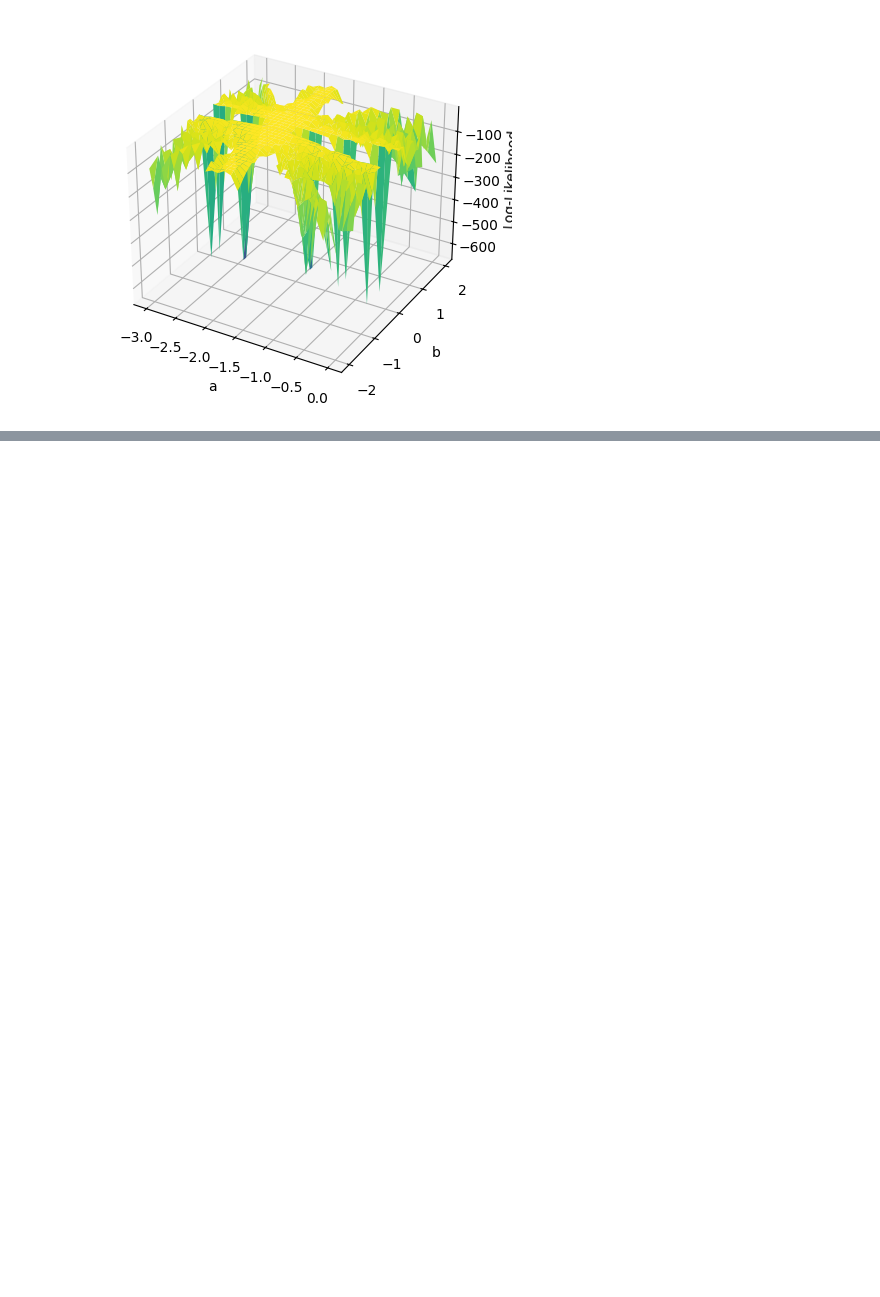
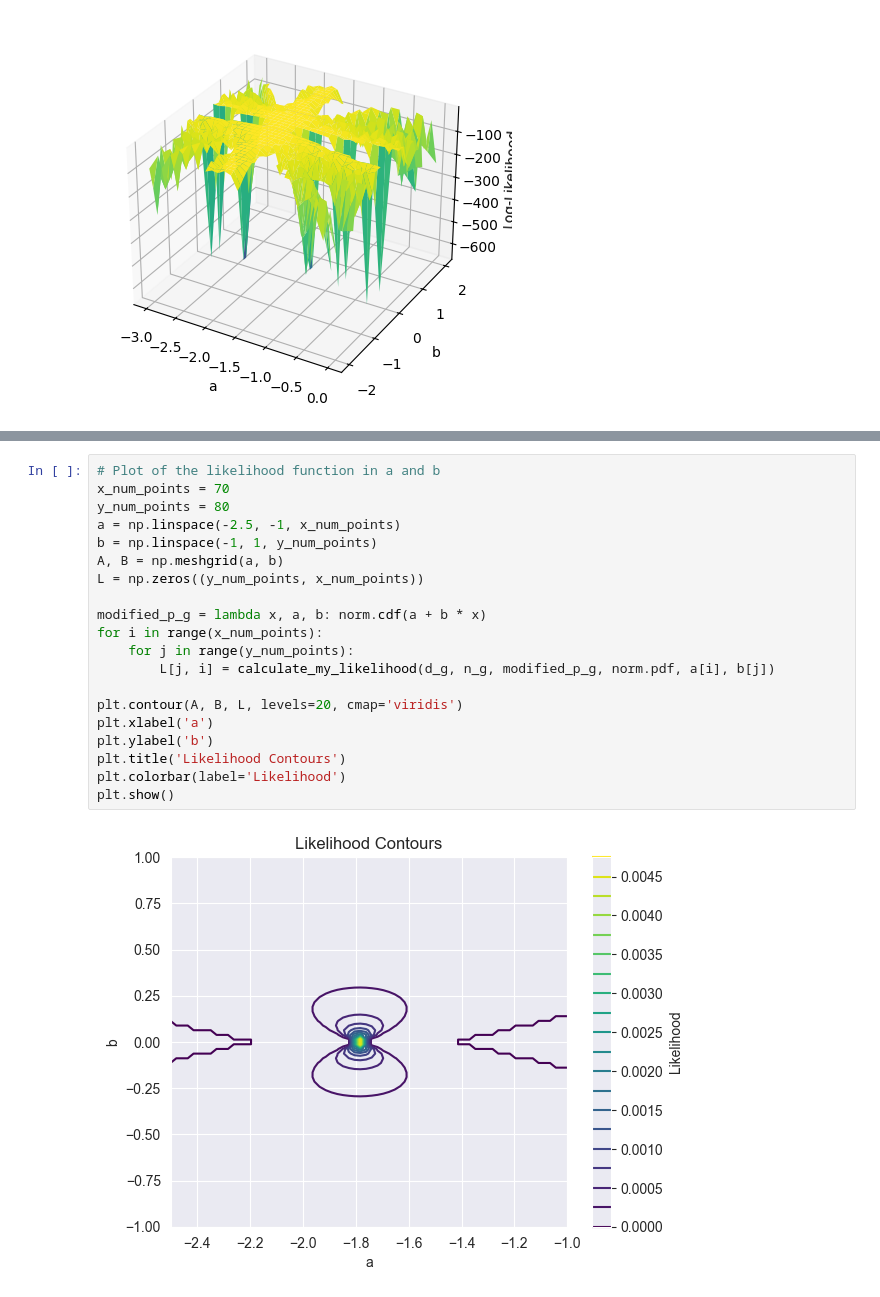
Before and after one commit to PeterKiss18/VasicekPDModel, a Jupyter notebook: MLE_multivariate_plot.ipynb, the cells around one changed output, grey strips where cells are left out. Saved outputs shown, nothing was run; the diff lists cells and outputs as text; blank space fills up the shorter version.

```diff
--- a/MLE_multivariate_plot.ipynb
+++ b/MLE_multivariate_plot.ipynb
@@ -183,0 +206,22 @@ plt.show()
+# %%
+# Plot of the likelihood function in a and b
+x_num_points = 70
+y_num_points = 80
+a = np.linspace(-2.5, -1, x_num_points)
+b = np.linspace(-1, 1, y_num_points)
+A, B = np.meshgrid(a, b)
+L = np.zeros((y_num_points, x_num_points))
+
+modified_p_g = lambda x, a, b: norm.cdf(a + b * x)
+for i in range(x_num_points):
+    for j in range(y_num_points):
+        L[j, i] = calculate_my_likelihood(d_g, n_g, modified_p_g, norm.pdf, a[i], b[j])
+
+plt.contour(A, B, L, levels=20, cmap='viridis')
+plt.xlabel('a')
+plt.ylabel('b')
+plt.title('Likelihood Contours')
+plt.colorbar(label='Likelihood')
+plt.show()
+# %% [output]
+[figure, added]
```
Also changed, not shown: parts of 3 cells of this notebook.
